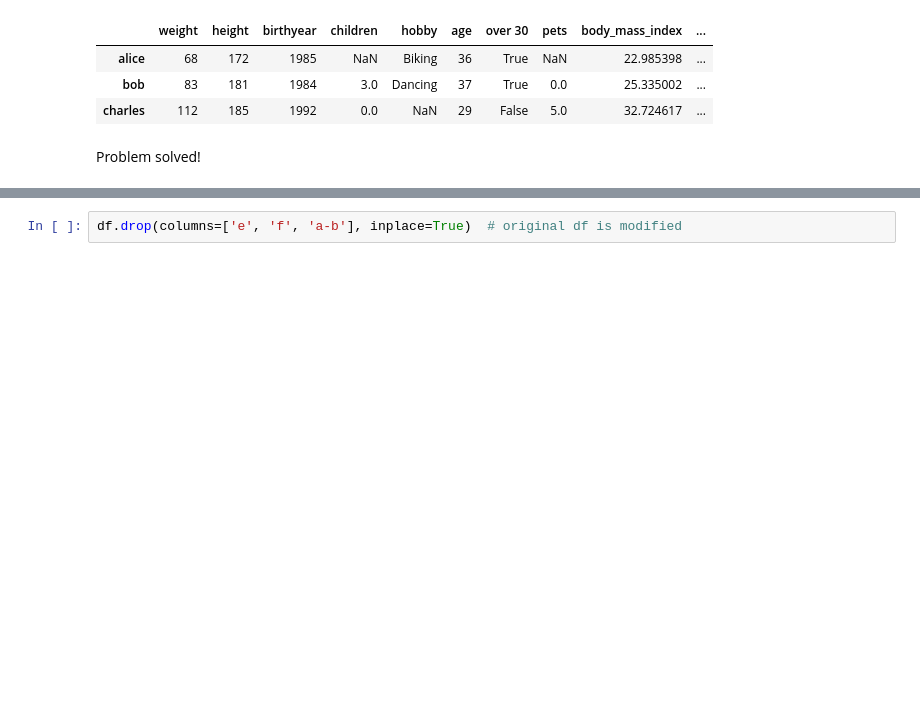
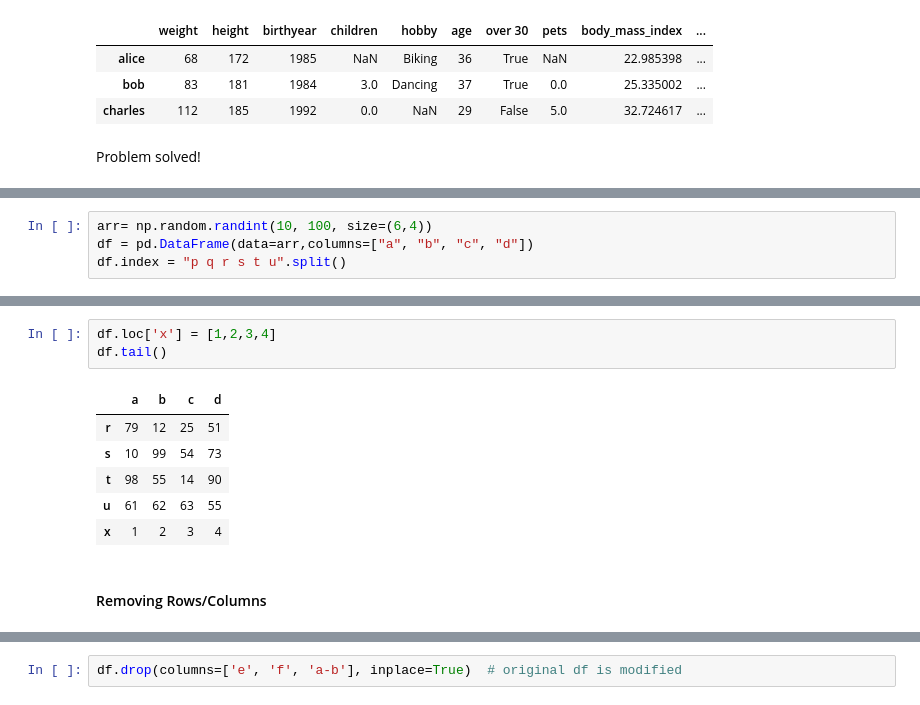
Before and after one commit to dev-SR/machine-learning, a Jupyter notebook: 01pandas/pandas.ipynb, the cells around one changed output, grey strips where cells are left out. Saved outputs shown, nothing was run; the diff lists cells and outputs as text; blank space fills up the shorter version.

```diff
--- a/01pandas/pandas.ipynb
+++ b/01pandas/pandas.ipynb
@@ -693,0 +741,4 @@ Problem solved!
+# %%
+arr= np.random.randint(10, 100, size=(6,4))
+df = pd.DataFrame(data=arr,columns=["a", "b", "c", "d"])
+df.index = "p q r s t u".split()
@@ -693,0 +759,12 @@ Problem solved!
+# %%
+df.loc['x'] = [1,2,3,4]
+df.tail()
+# %% [output]
+|  | a | b | c | d |
+| r | 79 | 12 | 25 | 51 |
+| s | 10 | 99 | 54 | 73 |
+| t | 98 | 55 | 14 | 90 |
+| u | 61 | 62 | 63 | 55 |
+| x | 1 | 2 | 3 | 4 |
+# %% [markdown]
+#### Removing Rows/Columns
```
Also changed, not shown: parts of 65 cells of this notebook, 1 other file.
